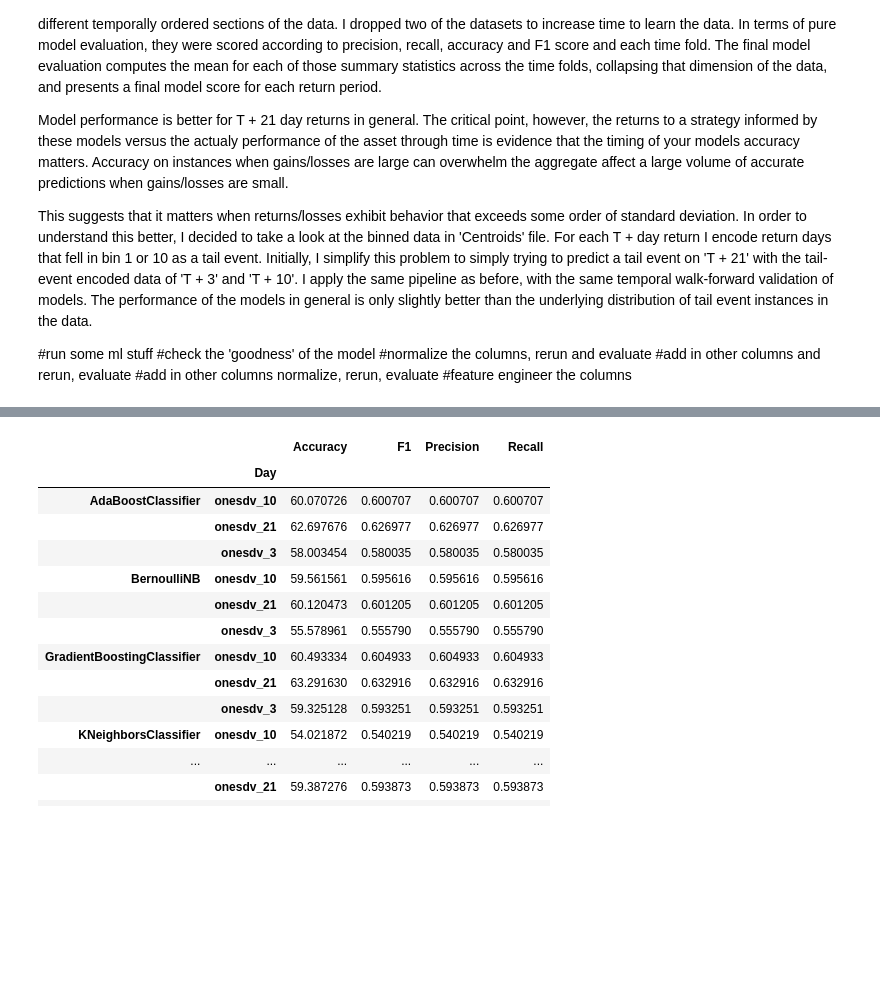
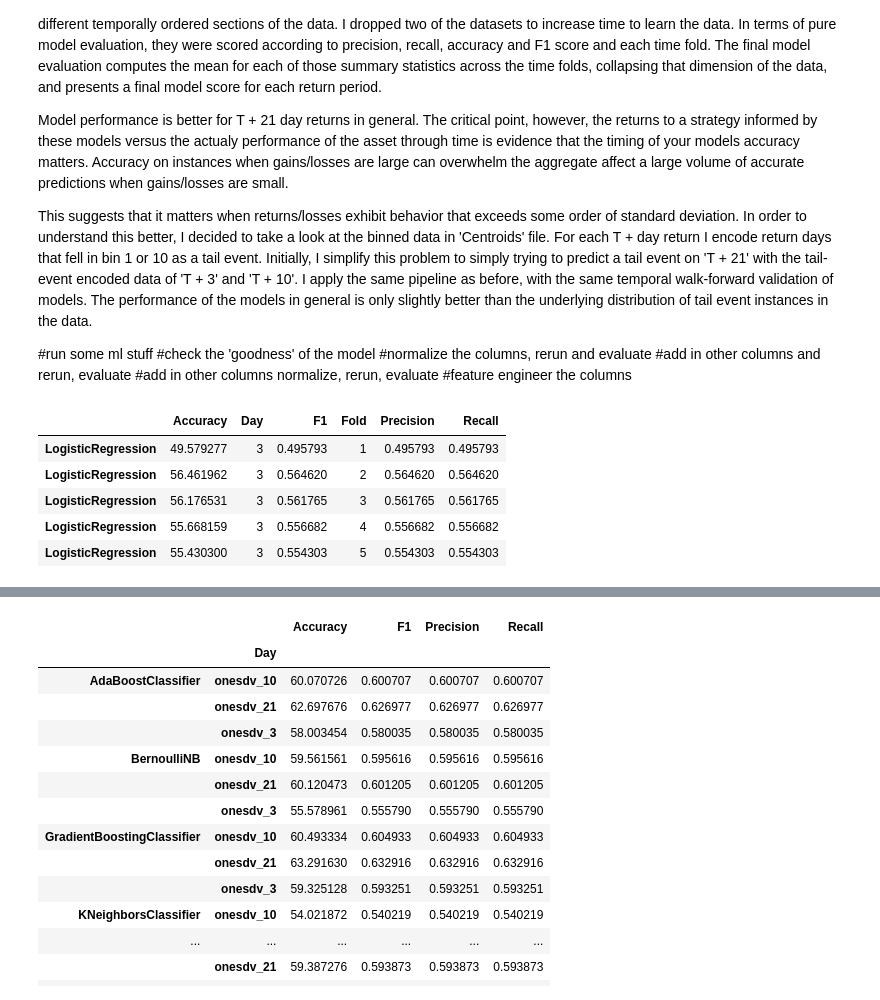
Before and after one commit to eliekawerk/trading, a Jupyter notebook: spx_ml.ipynb, the cells around one changed output, grey strips where cells are left out. Cells and saved outputs as stored; diff of their text form; code cells hidden in the pictures; blank space fills up the shorter version.

```diff
--- a/spx_ml.ipynb
+++ b/spx_ml.ipynb
@@ -167,0 +172,9 @@ log = log.dropna(axis=1)
+# %%
+log.head()
+# %% [output]
+|  | Accuracy | Day | F1 | Fold | Precision | Recall |
+| LogisticRegression | 49.579277 | 3 | 0.495793 | 1 | 0.495793 | 0.495793 |
+| LogisticRegression | 56.461962 | 3 | 0.564620 | 2 | 0.564620 | 0.564620 |
+| LogisticRegression | 56.176531 | 3 | 0.561765 | 3 | 0.561765 | 0.561765 |
+| LogisticRegression | 55.668159 | 3 | 0.556682 | 4 | 0.556682 | 0.556682 |
+| LogisticRegression | 55.430300 | 3 | 0.554303 | 5 | 0.554303 | 0.554303 |
```
Also changed, not shown: parts of 9 cells of this notebook.
